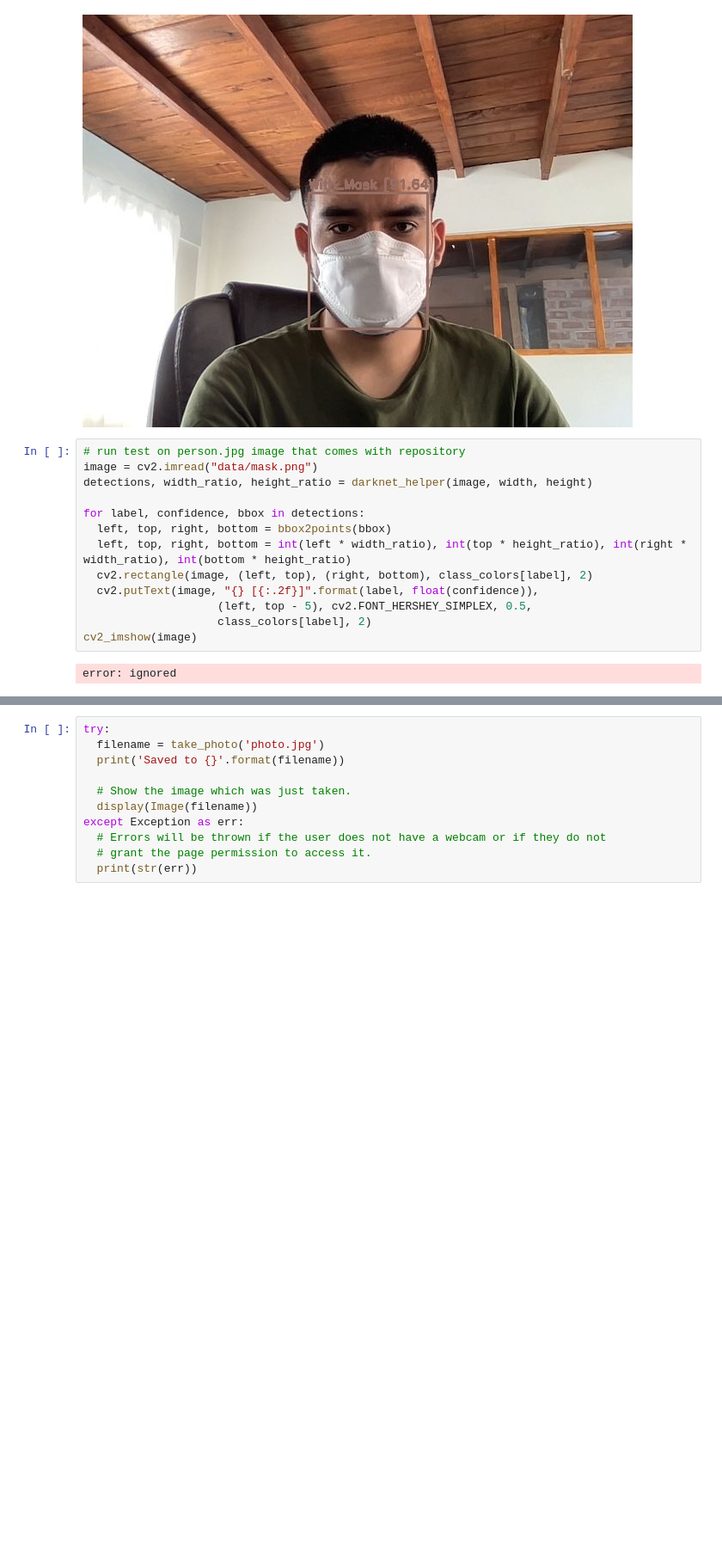
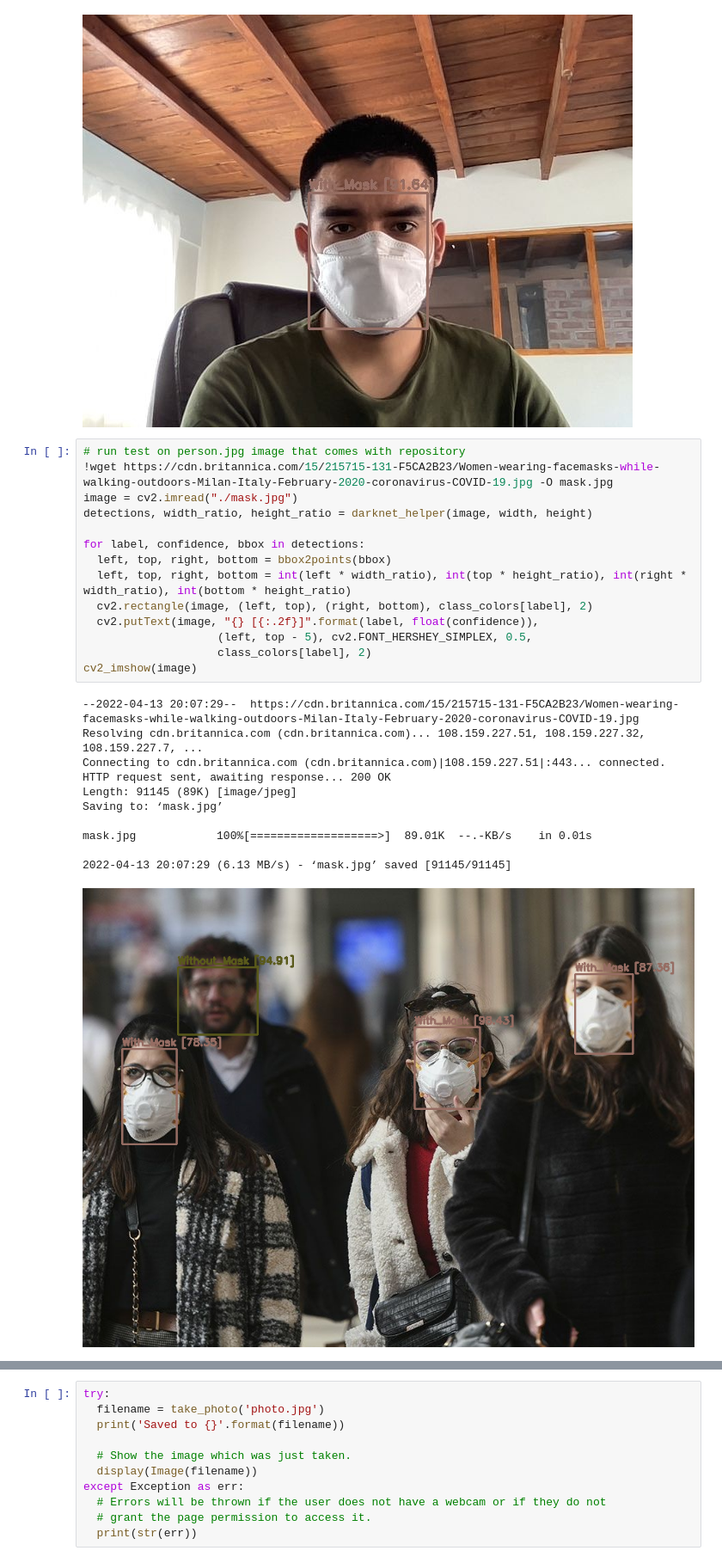
Before and after one commit to sokhunter/face_mask_detection_app, a Jupyter notebook: Webcam_prediction_YOLOv3.ipynb, the cells around one changed output, grey strips where cells are left out. Shown at 86% size. Cells and saved outputs as stored; diff of their text form; blank space fills up the shorter version.

```diff
--- a/Webcam_prediction_YOLOv3.ipynb
+++ b/Webcam_prediction_YOLOv3.ipynb
@@ -145,16 +145,27 @@ Saved to photo.jpg
 [figure]
 # %%
 # run test on person.jpg image that comes with repository
-image = cv2.imread("data/mask.png")
+!wget https://cdn.britannica.com/15/215715-131-F5CA2B23/Women-wearing-facemasks-while-walking-outdoors-Milan-Italy-February-2020-coronavirus-COVID-19.jpg -O mask.jpg
+image = cv2.imread("./mask.jpg")
 detections, width_ratio, height_ratio = darknet_helper(image, width, height)
 
 for label, confidence, bbox in detections:
   left, top, right, bottom = bbox2points(bbox)
   left, top, right, bottom = int(left * width_ratio), int(top * height_ratio), int(right * width_ratio), int(bottom * height_ratio)
   cv2.rectangle(image, (left, top), (right, bottom), class_colors[label], 2)
   cv2.putText(image, "{} [{:.2f}]".format(label, float(confidence)),
                     (left, top - 5), cv2.FONT_HERSHEY_SIMPLEX, 0.5,
                     class_colors[label], 2)
 cv2_imshow(image)
 # %% [output]
-error: ignored
+--2022-04-13 20:07:29--  https://cdn.britannica.com/15/215715-131-F5CA2B23/Women-wearing-facemasks-while-walking-outdoors-Milan-Italy-February-2020-coronavirus-COVID-19.jpg
+Resolving cdn.britannica.com (cdn.britannica.com)... 108.159.227.51, 108.159.227.32, 108.159.227.7, ...
+Connecting to cdn.britannica.com (cdn.britannica.com)|108.159.227.51|:443... connected.
+HTTP request sent, awaiting response... 200 OK
+Length: 91145 (89K) [image/jpeg]
+Saving to: ‘mask.jpg’
+
+mask.jpg            100%[===================>]  89.01K  --.-KB/s    in 0.01s
+
+2022-04-13 20:07:29 (6.13 MB/s) - ‘mask.jpg’ saved [91145/91145]
+[figure, added]
```
Also changed, not shown: parts of 2 cells of this notebook.
